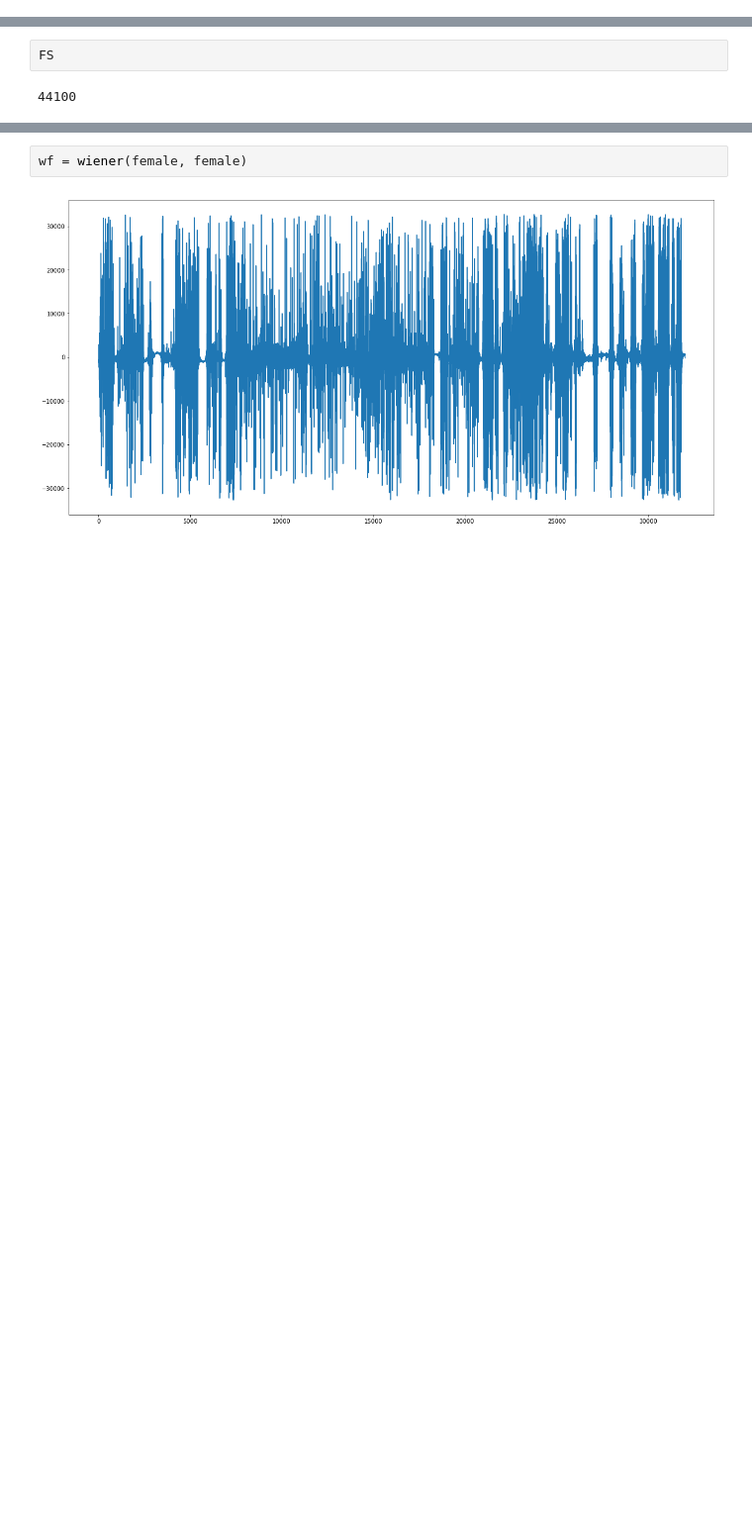
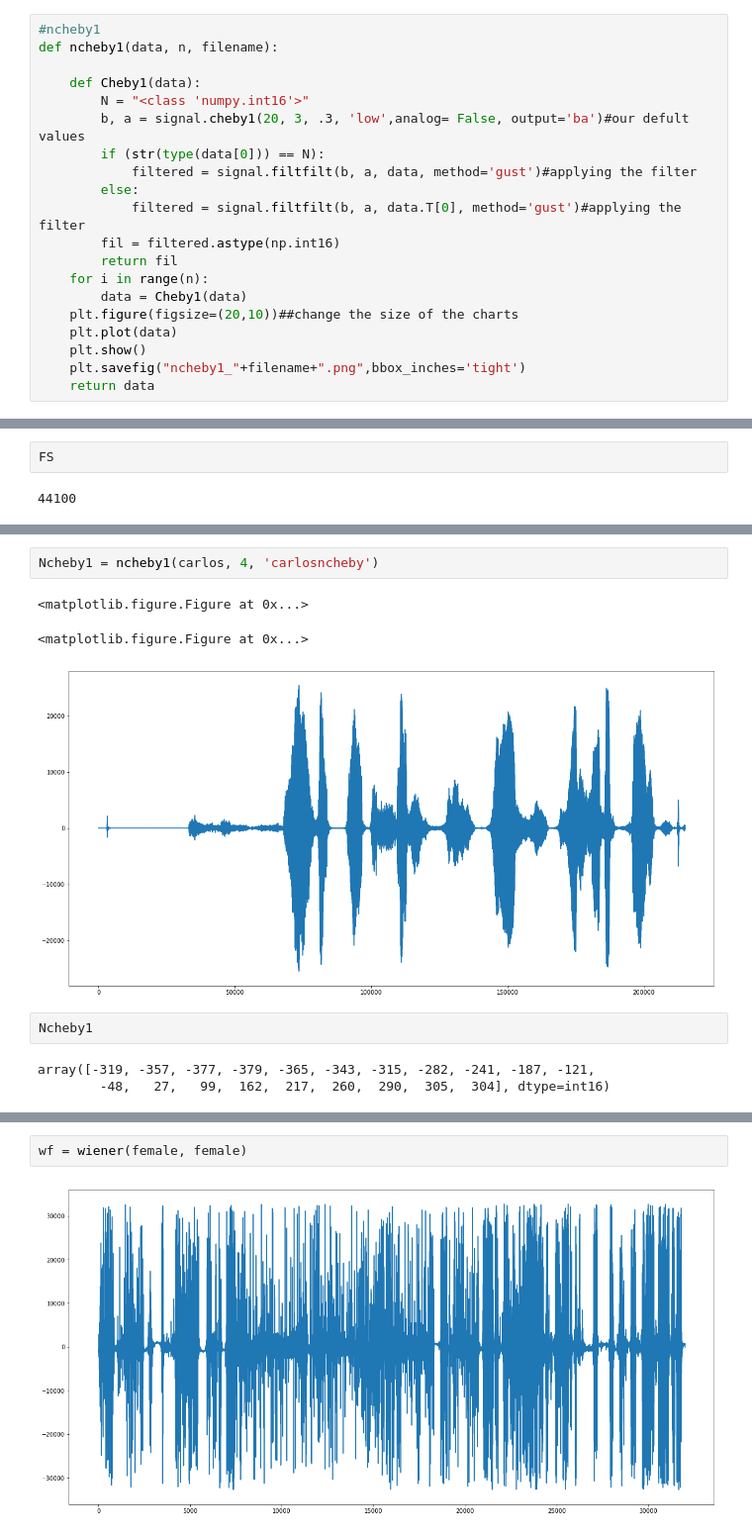
Before and after one commit to justinfchin/helios, a Jupyter notebook: python codes/Helper_functions.ipynb, the cells around one changed output, grey strips where cells are left out. Shown at 99% size. Drawn from its saved outputs; the diff is of its cells as text; blank space fills up the shorter version.

```diff
--- a/python codes/Helper_functions.ipynb
+++ b/python codes/Helper_functions.ipynb
@@ -80,3 +104,23 @@ def cheby1(data , filename):
     plt.savefig("cheby1_"+filename+".png",bbox_inches='tight')
 
     return fil
+# %%
+#ncheby1
+def ncheby1(data, n, filename):
+
+    def Cheby1(data):
+        N = "<class 'numpy.int16'>"
+        b, a = signal.cheby1(20, 3, .3, 'low',analog= False, output='ba')#our defult values
+        if (str(type(data[0])) == N):
+            filtered = signal.filtfilt(b, a, data, method='gust')#applying the filter
+        else:
+            filtered = signal.filtfilt(b, a, data.T[0], method='gust')#applying the filter
+        fil = filtered.astype(np.int16)
+        return fil
+    for i in range(n):
+        data = Cheby1(data)
+    plt.figure(figsize=(20,10))##change the size of the charts
+    plt.plot(data)
+    plt.show()
+    plt.savefig("ncheby1_"+filename+".png",bbox_inches='tight')
+    return data
@@ -167,0 +270,11 @@ save_wav(butterfemale, 'butterfemale', FS)
+# %%
+Ncheby1 = ncheby1(carlos, 4, 'carlosncheby')
+# %% [output]
+<matplotlib.figure.Figure at 0x...>
+<matplotlib.figure.Figure at 0x...>
+[figure, added]
+# %%
+Ncheby1
+# %% [output]
+array([-319, -357, -377, -379, -365, -343, -315, -282, -241, -187, -121,
+        -48,   27,   99,  162,  217,  260,  290,  305,  304], dtype=int16)
```
Also changed, not shown: parts of 24 cells of this notebook, 2 other files.
